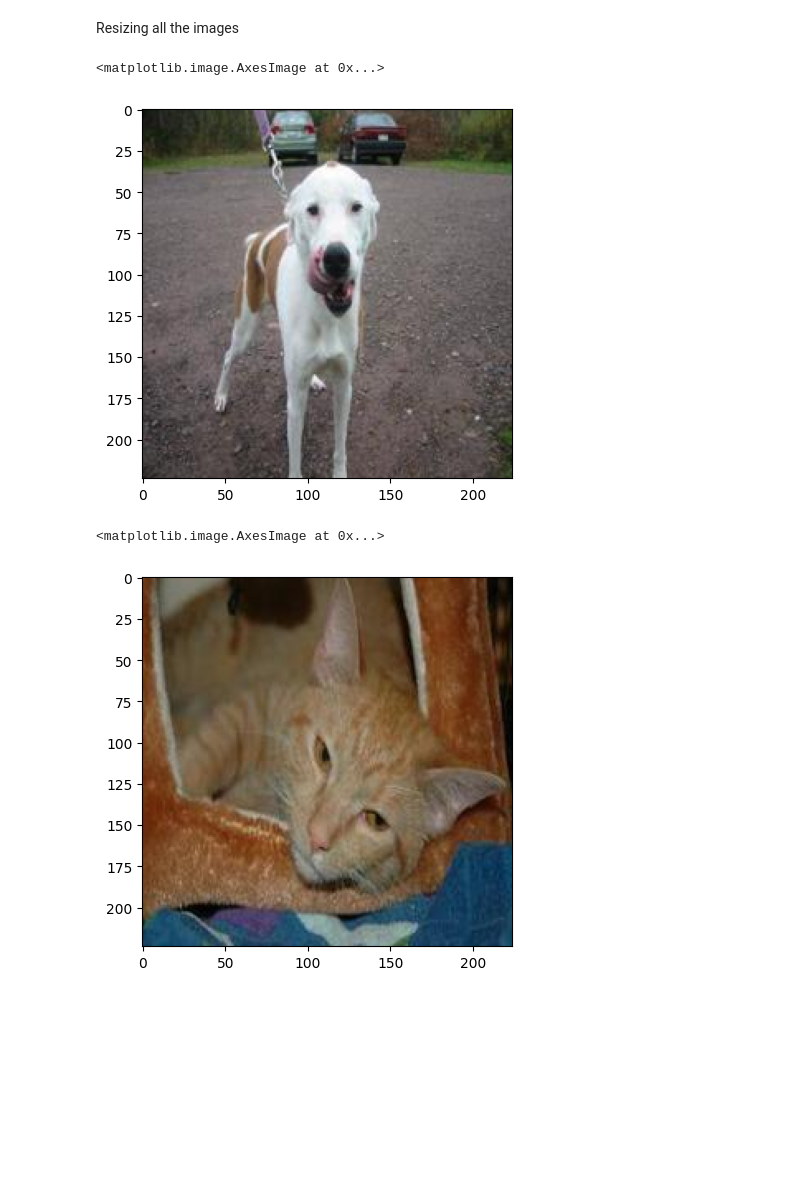
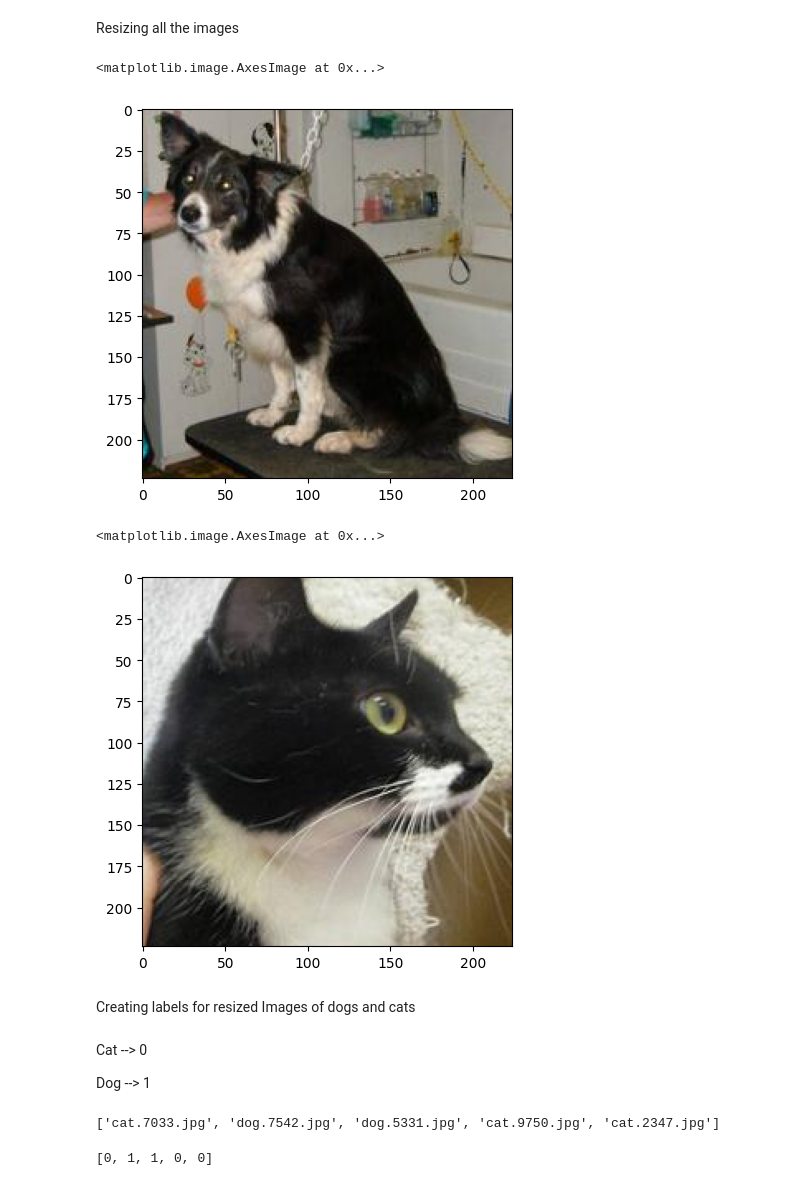
Before and after one commit to Abhishek3102/ML, a Jupyter notebook: Dogs_vs_Cats_Classification_using_Transfer_Learning.ipynb, the cells around one changed output. Cells and saved outputs as stored; diff of their text form; code cells hidden in the pictures; blank space fills up the shorter version.

```diff
--- a/Dogs_vs_Cats_Classification_using_Transfer_Learning.ipynb
+++ b/Dogs_vs_Cats_Classification_using_Transfer_Learning.ipynb
@@ -140,15 +140,21 @@ for i in range(2000):
   image.save(new_image_path)
 # %%
 # Displaying the resized dog image
-resized_dog_image = mpimg.imread("/content/resized images/dog.8965.jpg")
+resized_dog_image = mpimg.imread("/content/resized images/dog.10050.jpg")
 plt.imshow(resized_dog_image)
 # %% [output]
 <matplotlib.image.AxesImage at 0x...>
-[figure, old version]
+[figure, new version]
 # %%
 # Displaying the resized image of cat
-resized_cat_image = mpimg.imread("/content/resized images/cat.6435.jpg")
+resized_cat_image = mpimg.imread("/content/resized images/cat.6434.jpg")
 plt.imshow(resized_cat_image)
 # %% [output]
 <matplotlib.image.AxesImage at 0x...>
-[figure, old version]
+[figure, new version]
+# %% [markdown]
+Creating labels for resized Images of dogs and cats
+# %% [markdown]
+Cat --> 0
+
+Dog --> 1
@@ -154,0 +172,8 @@ plt.imshow(resized_cat_image)
+# %%
+print(filenames[0:5])
+# %% [output]
+['cat.7033.jpg', 'dog.7542.jpg', 'dog.5331.jpg', 'cat.9750.jpg', 'cat.2347.jpg']
+# %%
+print(labels[0:5])
+# %% [output]
+[0, 1, 1, 0, 0]
```
Also changed, not shown: parts of 27 cells of this notebook.
